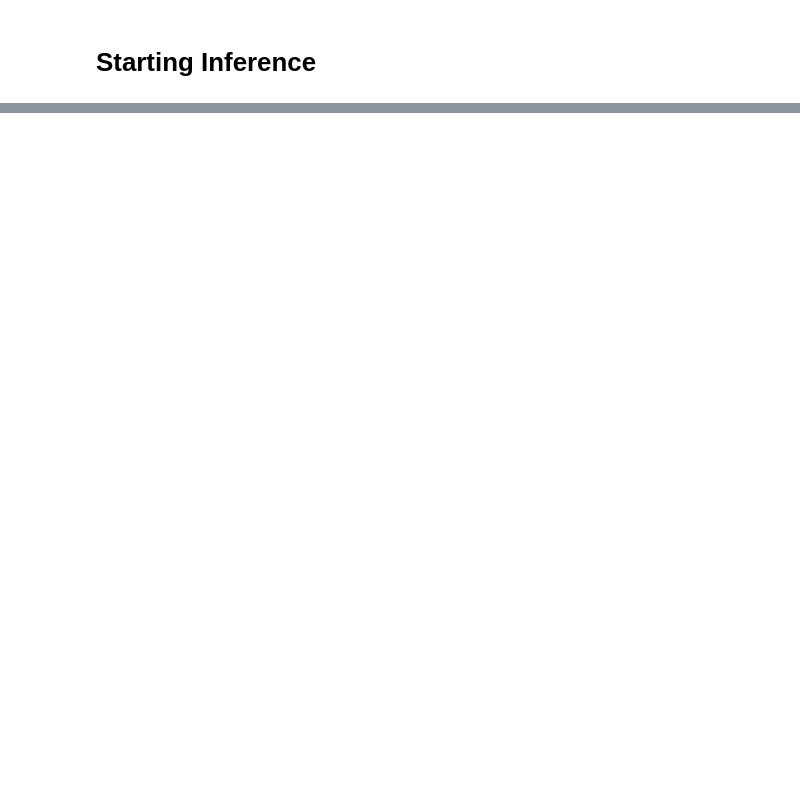
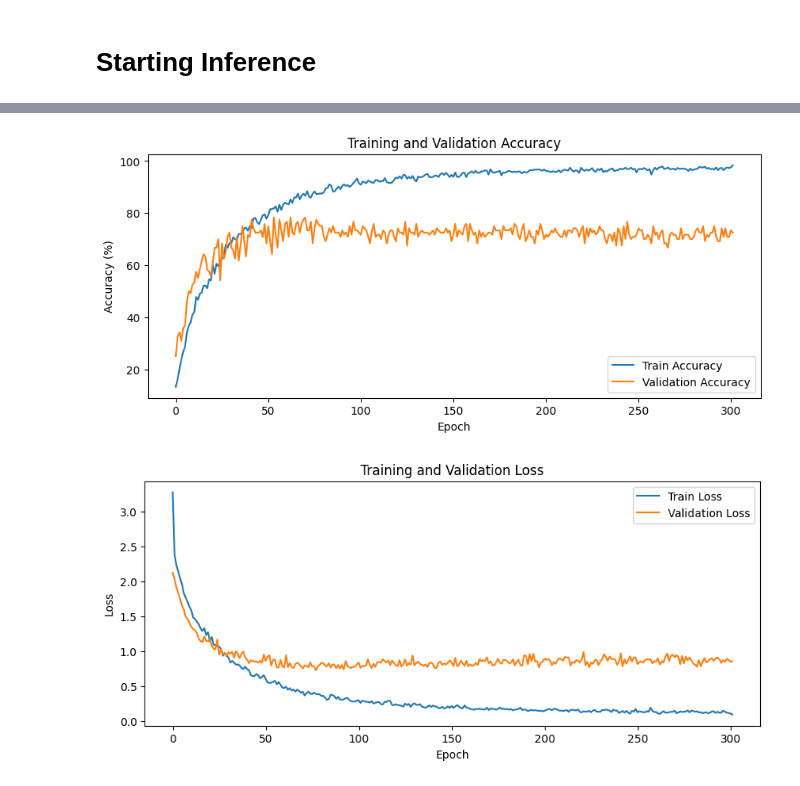
Before and after one commit to nikos6ares/genriflow, a Jupyter notebook: genrize.ipynb, the cells around one changed output, grey strips where cells are left out. Drawn from its saved outputs; the diff is of its cells as text; code cells hidden in the pictures; blank space fills up the shorter version.

```diff
--- a/genrize.ipynb
+++ b/genrize.ipynb
@@ -199,2 +21,21 @@ print(np.shape(X_combined))
+# %%
+import pickle
+
+with open("/content/drive/MyDrive/Colab Notebooks/genriflow/processed_aug_data.pkl", "rb") as f:
+    data_dict = pickle.load(f)
+
+# Now you can access the data like this
+X_train = data_dict['X_train']
+X_test = data_dict['X_test']
+X_val = data_dict['X_val']
+y_train = data_dict['y_train']
+y_test = data_dict['y_test']
+y_val = data_dict['y_val']
+
+print("Data loaded successfully!")
+
+print("X_train shape:", X_train.shape)
+print("X_test shape:", X_test.shape)
+print("X_val shape:", X_val.shape)
 # %% [markdown]
 # Starting Inference
@@ -601,0 +184,39 @@ for element in cluster_indices[2]:
+# %%
+import matplotlib.pyplot as plt
+
+# Plot Accuracy
+plt.figure(figsize=(10, 4))
+plt.plot(train_accuracies, label='Train Accuracy')
+plt.plot(val_accuracies, label='Validation Accuracy')
+plt.xlabel('Epoch')
+plt.ylabel('Accuracy (%)')
+plt.title('Training and Validation Accuracy')
+plt.legend()
+plt.grid(False)
+plt.savefig('/content/drive/MyDrive/Colab Notebooks/genriflow_augment/accuracy_plot.pdf')
+plt.show()
+
+torch.save(model.state_dict(), save_path)
+# Plot Loss
+plt.figure(figsize=(10, 4))
+plt.plot(train_losses, label='Train Loss')
+plt.plot(val_losses, label='Validation Loss')
+plt.xlabel('Epoch')
+plt.ylabel('Loss')
+plt.title('Training and Validation Loss')
+plt.legend()
+plt.grid(False)
+plt.savefig('/content/drive/MyDrive/Colab Notebooks/genriflow_augment/loss_plot.pdf')
+plt.show()
+metrics = {
+    'train_losses': train_losses,
+    'val_losses': val_losses,
+    'train_accuracies': train_accuracies,
+    'val_accuracies': val_accuracies
+}
+
+with open('/content/drive/MyDrive/Colab Notebooks/genriflow_augment/metrics.pkl', 'wb') as f:
+    pickle.dump(metrics, f)
+# %% [output]
+[figure, added]
+[figure, added]
```
Also changed, not shown: parts of 30 cells of this notebook, 32 other files.
